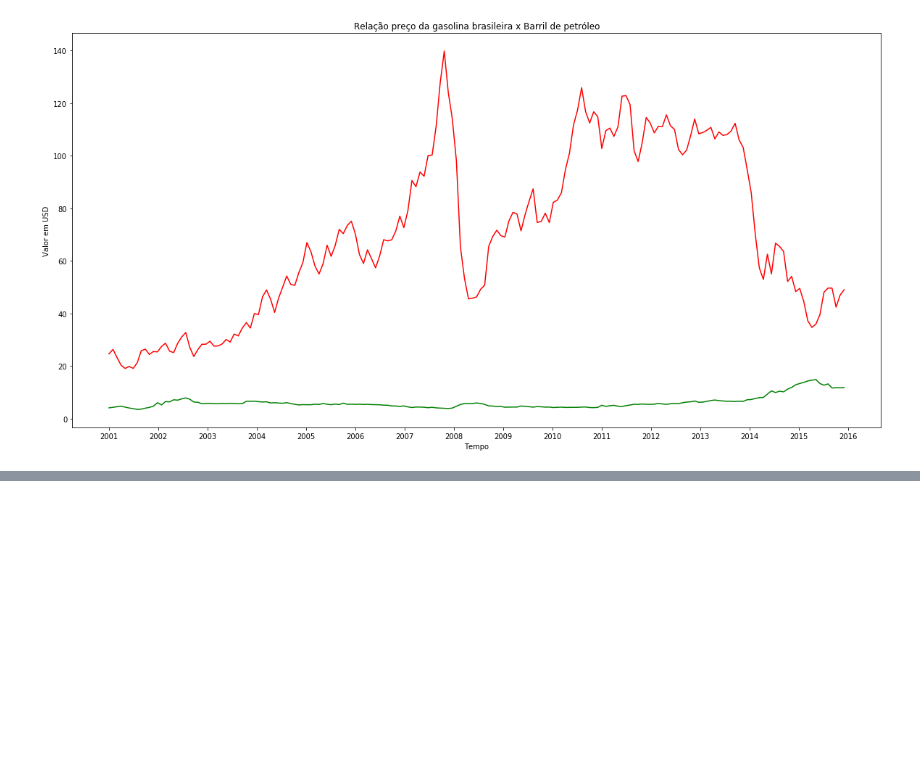
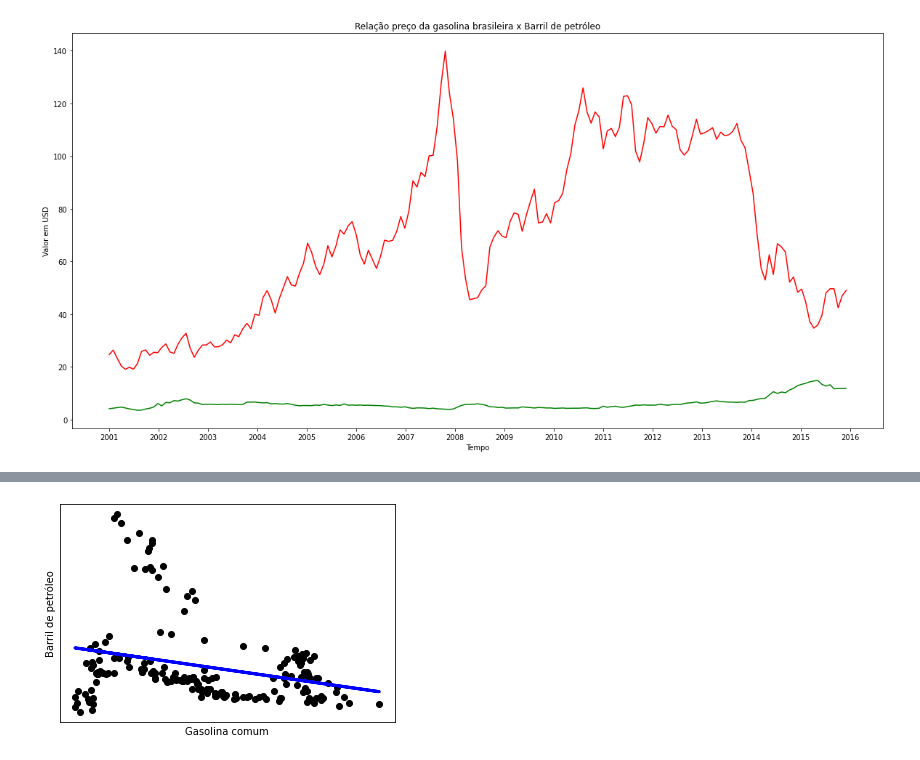
Before and after one commit to Guilherme-Valle/ia-analise-gasolina, a Jupyter notebook: analysis.ipynb, the cells around one changed output, grey strips where cells are left out. Saved outputs shown, nothing was run; the diff lists cells and outputs as text; code cells hidden in the pictures; blank space fills up the shorter version.

```diff
--- a/analysis.ipynb
+++ b/analysis.ipynb
@@ -497,0 +513,14 @@ plt.show()
+# %%
+petroleo = barril_petroleo_antes_ppi["Último"].values.reshape(183, 1)
+gasolina = preco_gasolina_antes_ppi["Valor USD"].values.reshape(183, 1)
+regression = LinearRegression()
+regression.fit(petroleo, gasolina)
+plt.scatter(petroleo, gasolina,  color='black')
+plt.plot(petroleo, regression.predict(petroleo), color='blue', linewidth=3)
+plt.xticks(())
+plt.yticks(())
+plt.ylabel("Barril de petróleo")
+plt.xlabel("Gasolina comum")
+plt.show()
+# %% [output]
+[figure, added]
```
Also changed, not shown: parts of 30 cells of this notebook.
